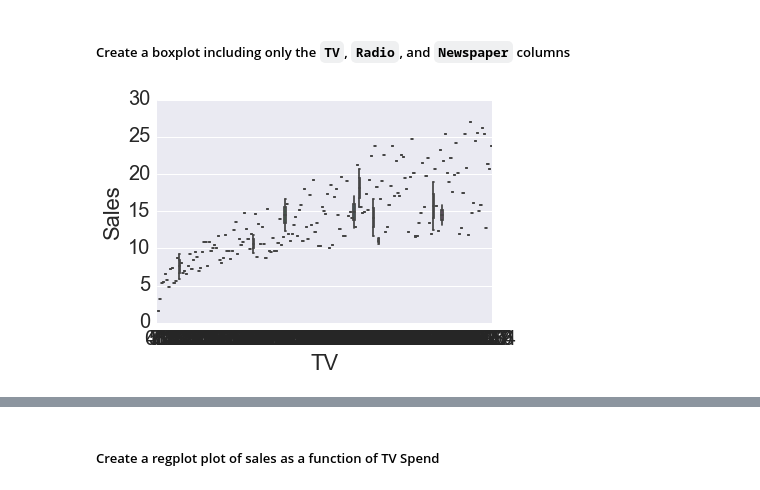
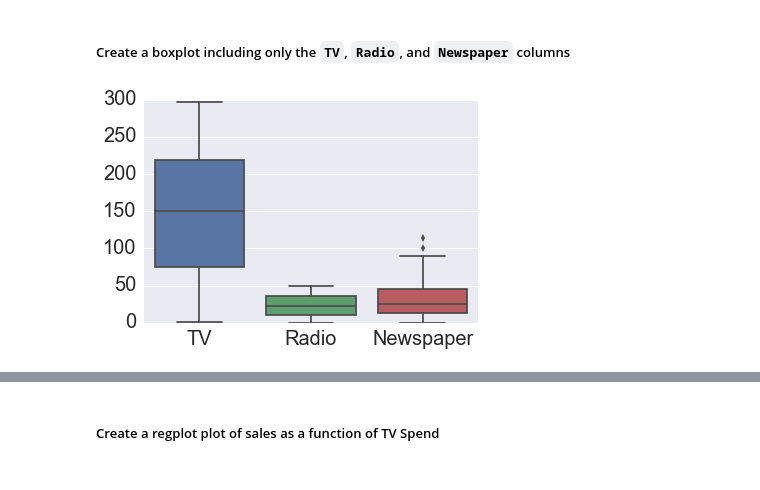
Before and after one commit to nicolairobles/DAT-NYC-37, a Jupyter notebook: MY_REPO/lessons/lesson-06/UnitOneReview.ipynb, the cells around one changed output, grey strips where cells are left out. Cells and saved outputs as stored; diff of their text form; code cells hidden in the pictures.

```diff
--- a/MY_REPO/lessons/lesson-06/UnitOneReview.ipynb
+++ b/MY_REPO/lessons/lesson-06/UnitOneReview.ipynb
@@ -112,6 +109,6 @@ data.corr()
 # %% [markdown]
 ##### Create a boxplot including only the `TV`, `Radio`, and `Newspaper` columns
 # %%
-plt = sns.boxplot("TV", "Sales", data=data)
+plt = sns.boxplot(data[["TV", "Radio", "Newspaper"]])
 # %% [output]
-[figure, old version]
+[figure, new version]
```
Also changed, not shown: parts of 11 cells of this notebook, 9 other files.
